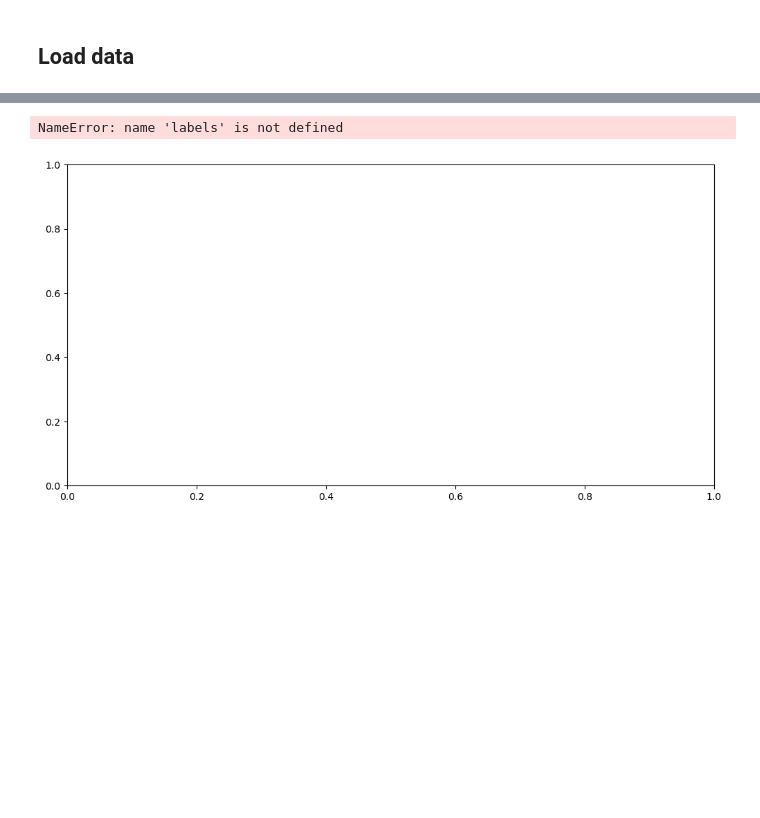
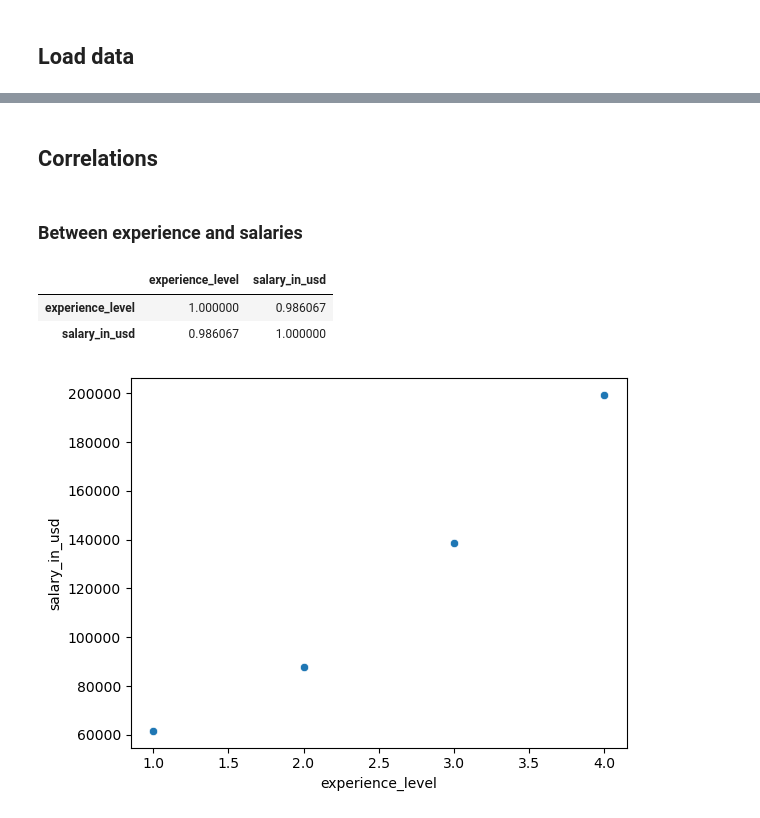
Before and after one commit to pveinberg/data-analysis, a Jupyter notebook: job-salaries.ipynb, the cells around one changed output, grey strips where cells are left out. Drawn from its saved outputs; the diff is of its cells as text; code cells hidden in the pictures; blank space fills up the shorter version.

```diff
--- a/job-salaries.ipynb
+++ b/job-salaries.ipynb
@@ -113,24 +115,23 @@ for feature in features:
-# %%
-
-fig, ax = plt.subplots(figsize=(12,6))
-
-x = np.arange(len(labels))
-width = 0.35
-w = 0
-
-for label in labels:
-    w += (width**2)
-    ax.bar_label(ax.bar(x - w/2, summary[label].tolist(), width, label=label), padding=3)
-
-ax.set_title('Salaries by Year')
-ax.set_ylabel('Values')
-ax.set_xlabel('Years')
-ax.set_xticks(x, labels)
-
-ax.legend()
-
-fig.tight_layout()
-plt.show()
-# %% [output]
-NameError: name 'labels' is not defined
-[figure, removed]
+# %% [markdown]
+## Correlations
+# %% [markdown]
+### Between experience and salaries
+# %%
+# btw xp and salaries mean
+salaries_xp = salaries_df.groupby('experience_level')['salary_in_usd'].mean().reset_index()
+
+# labeled xp (numerical): in order to stablish correlations, more xp will have greater values?, then:
+xp_map = {'EN':1., 'EX':4., 'MI':2., 'SE':3.}
+salaries_xp.experience_level = salaries_xp.experience_level.map(xp_map).astype(float)
+
+# correlation
+display(salaries_xp.corr())
+
+# plot
+sns.scatterplot(x=salaries_xp.experience_level, y=salaries_xp.salary_in_usd)
+plt.show()
+# %% [output]
+|  | experience_level | salary_in_usd |
+| experience_level | 1.000000 | 0.986067 |
+| salary_in_usd | 0.986067 | 1.000000 |
+[figure, added]
```
Also changed, not shown: parts of 5 cells of this notebook.
